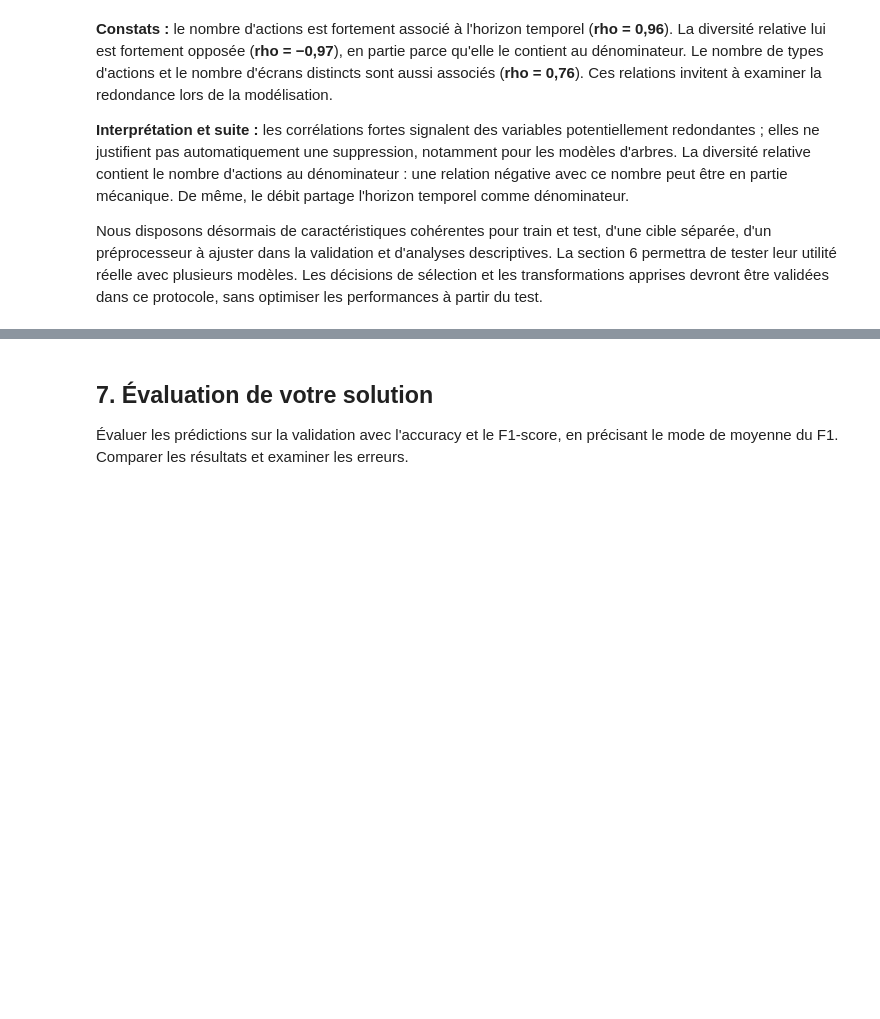
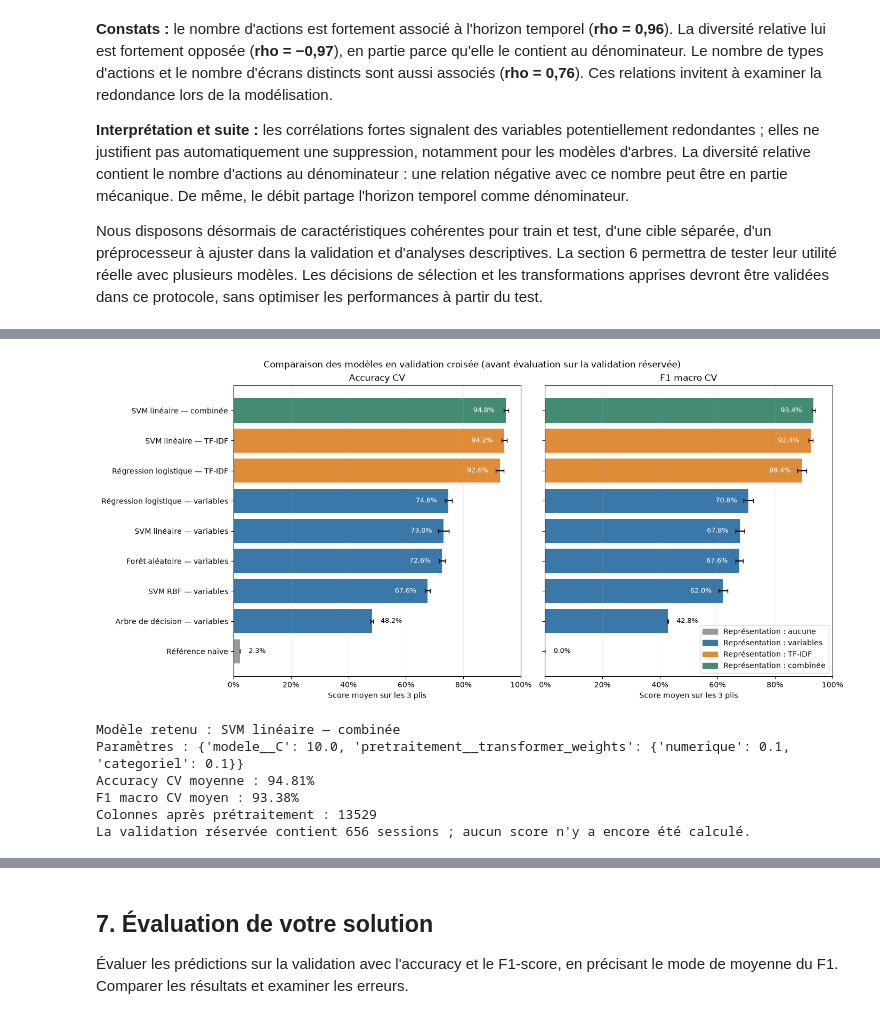
Before and after one commit to salahou-dine/Challenge_copilot_users_tracking, a Jupyter notebook: solution.ipynb, the cells around one changed output, grey strips where cells are left out. Saved outputs shown, nothing was run; the diff lists cells and outputs as text; code cells hidden in the pictures; blank space fills up the shorter version.

```diff
--- a/solution.ipynb
+++ b/solution.ipynb
@@ -883,0 +1592,19 @@ Séparer les sessions étiquetées en entraînement et validation. Comparer plus
+# %%
+modeles_attendus = [
+    "Référence naïve", "Régression logistique — variables", "SVM linéaire — variables", "SVM RBF — variables",
+    "Arbre de décision — variables", "Forêt aléatoire — variables",
+    "SVM linéaire — TF-IDF", "Régression logistique — TF-IDF", "SVM linéaire — combinée",
+]
+manquants = [nom for nom in modeles_attendus if nom not in resume_recherches]
+if manquants:
+    raise RuntimeError(f"Exécuter d'abord les cellules d'entraînement de : {manquants}")
+
+resultats_modeles = (pd.DataFrame([{"modele": nom, **resume} for nom, resume in resume_recherches.items()])
+                     .set_index("modele")
+                     .sort_values(["accuracy_cv", "f1_macro_cv"], ascending=False, kind="stable"))
+resultats_modeles["ecart_apprentissage_cv"] = (
+    resultats_modeles["accuracy_apprentissage_cv"] - resultats_modeles["accuracy_cv"]
+)
+resultats_recherche_cv = pd.concat(details_recherches.values(), ignore_index=True)
+with pd.option_context("display.max_columns", None, "display.max_colwidth", 100, "display.precision", 4):
+    display(resultats_modeles)
@@ -883,0 +1623,40 @@ Séparer les sessions étiquetées en entraînement et validation. Comparer plus
+# %%
+couleurs_representation = {"aucune": "#9a9a9a", "variables": "#3978a8", "TF-IDF": "#df8c39", "combinée": "#438c72"}
+fig, axes = plt.subplots(1, 2, figsize=(14, 0.55 * len(resultats_modeles) + 1.5), layout="constrained", sharey=True)
+positions = np.arange(len(resultats_modeles))
+couleurs = resultats_modeles["representation"].map(couleurs_representation).tolist()
+for ax, (metrique, titre) in zip(axes, [("accuracy", "Accuracy CV"), ("f1_macro", "F1 macro CV")]):
+    ax.barh(positions, resultats_modeles[f"{metrique}_cv"], xerr=resultats_modeles[f"std_{metrique}_cv"],
+            capsize=3, color=couleurs)
+    for position, valeur in zip(positions, resultats_modeles[f"{metrique}_cv"]):
+        # Dans la barre si elle est longue, à sa droite sinon : l'étiquette ne chevauche pas la barre d'erreur.
+        dans_barre = valeur > 0.5
+        ax.text(valeur - 0.04 if dans_barre else valeur + 0.03, position, f"{valeur:.1%}", va="center",
+                ha="right" if dans_barre else "left", fontsize=9, color="white" if dans_barre else "black")
+    ax.set(xlim=(0, 1), title=titre, xlabel="Score moyen sur les 3 plis")
+    ax.xaxis.set_major_formatter(PercentFormatter(1))
+    ax.grid(axis="x", alpha=0.2)
+axes[0].set_yticks(positions, resultats_modeles.index)
+axes[0].invert_yaxis()
+legende = [plt.Rectangle((0, 0), 1, 1, color=c) for c in couleurs_representation.values()]
+axes[1].legend(legende, [f"Représentation : {r}" for r in couleurs_representation], loc="lower right")
+fig.suptitle("Comparaison des modèles en validation croisée (avant évaluation sur la validation réservée)")
+fig.savefig(DOSSIER_FIGURES / "07_comparaison_modeles_cv.png", dpi=180)
+plt.show()
+
+nom_meilleur_modele = resultats_modeles.index[0]
+meilleur_modele = modeles_entraines[nom_meilleur_modele]
+print("Modèle retenu :", nom_meilleur_modele)
+print("Paramètres :", resultats_modeles.loc[nom_meilleur_modele, "parametres"])
+print(f"Accuracy CV moyenne : {resultats_modeles.loc[nom_meilleur_modele, 'accuracy_cv']:.2%}")
+print(f"F1 macro CV moyen : {resultats_modeles.loc[nom_meilleur_modele, 'f1_macro_cv']:.2%}")
+print(f"Colonnes après prétraitement : {len(meilleur_modele.named_steps['pretraitement'].get_feature_names_out())}")
+print(f"La validation réservée contient {len(X_validation)} sessions ; aucun score n'y a encore été calculé.")
+# %% [output]
+[figure, added]
+Modèle retenu : SVM linéaire — combinée
+Paramètres : {'modele__C': 10.0, 'pretraitement__transformer_weights': {'numerique': 0.1, 'categoriel': 0.1}}
+Accuracy CV moyenne : 94.81%
+F1 macro CV moyen : 93.38%
+Colonnes après prétraitement : 13529
+La validation réservée contient 656 sessions ; aucun score n'y a encore été calculé.
```
Also changed, not shown: parts of 61 cells of this notebook, 25 other files.
